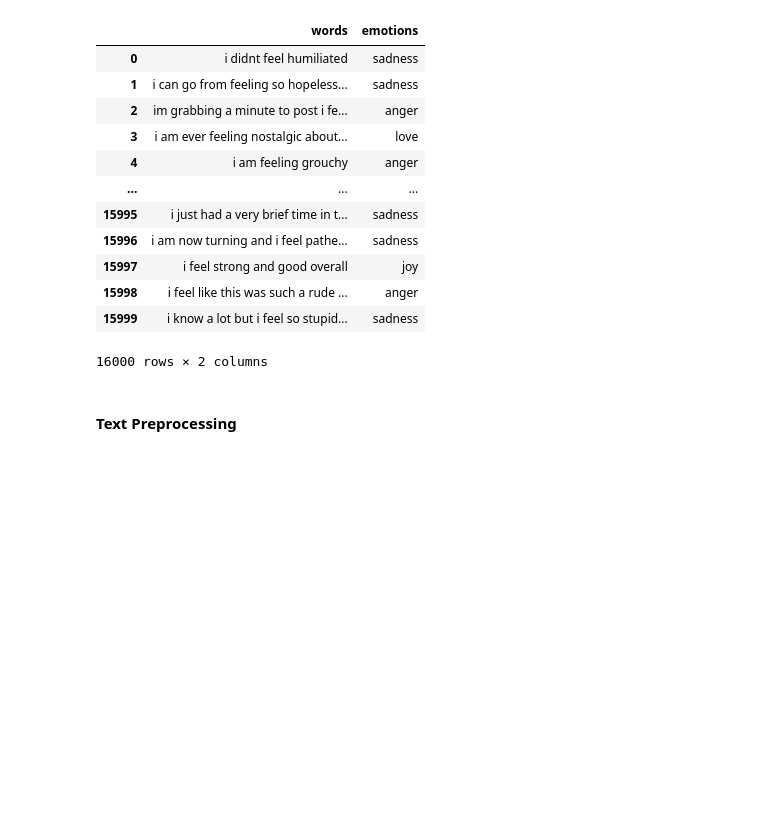
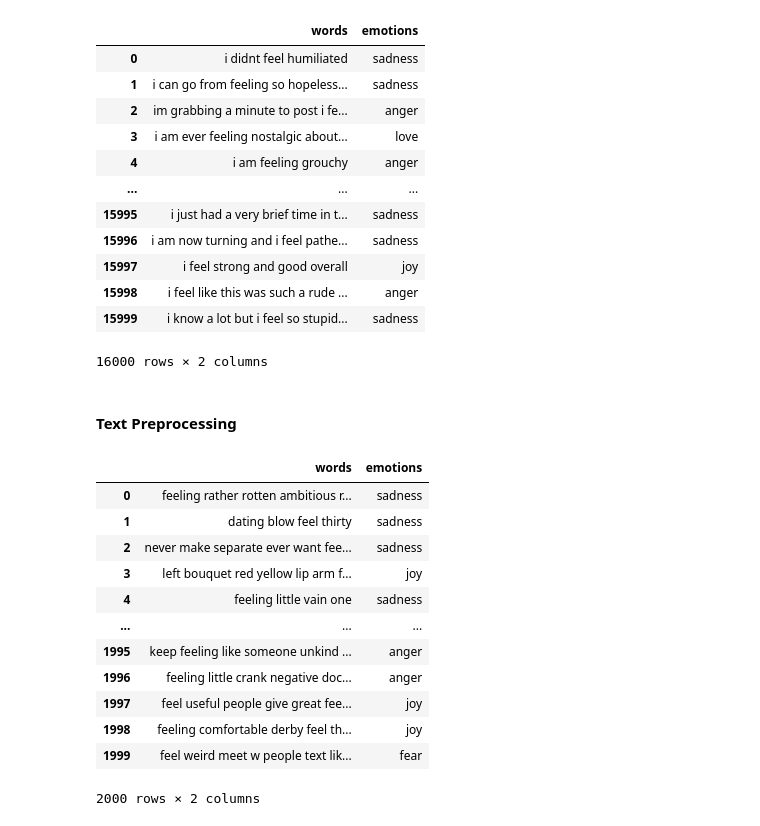
Before and after one commit to EphraimX/emi-the-emotion-predictor, a Jupyter notebook: cleaning_analysis_notebook.ipynb, the cells around one changed output. Cells and saved outputs as stored; diff of their text form; code cells hidden in the pictures; blank space fills up the shorter version.

```diff
--- a/cleaning_analysis_notebook.ipynb
+++ b/cleaning_analysis_notebook.ipynb
@@ -105,6 +105,34 @@ def preprocess_data(text):
 train_data["words"] = train_data["words"].apply(preprocess_data)
 test_data["words"] = test_data["words"].apply(preprocess_data)
 val_data["words"] = val_data["words"].apply(preprocess_data)
+# %%
+def mapping_emotions(dataset):
+
+    dataset.replace({
+        "joy" : 0,
+        "sadness" : 1,
+        "anger" : 2,
+        "love" : 3,
+        "surprise" : 4
+    })
+
+    return dataset
+
+mapping_emotions(test_data)
+# %% [output]
+|  | words | emotions |
+| 0 | feeling rather rotten ambitious r... | sadness |
+| 1 | dating blow feel thirty | sadness |
+| 2 | never make separate ever want fee... | sadness |
+| 3 | left bouquet red yellow lip arm f... | joy |
+| 4 | feeling little vain one | sadness |
+| ... | ... | ... |
+| 1995 | keep feeling like someone unkind ... | anger |
+| 1996 | feeling little crank negative doc... | anger |
+| 1997 | feel useful people give great fee... | joy |
+| 1998 | feeling comfortable derby feel th... | joy |
+| 1999 | feel weird meet w people text lik... | fear |
+2000 rows × 2 columns
 # %%
 # Converting files to parquet.
 
```
Also changed, not shown: 3 other files.
